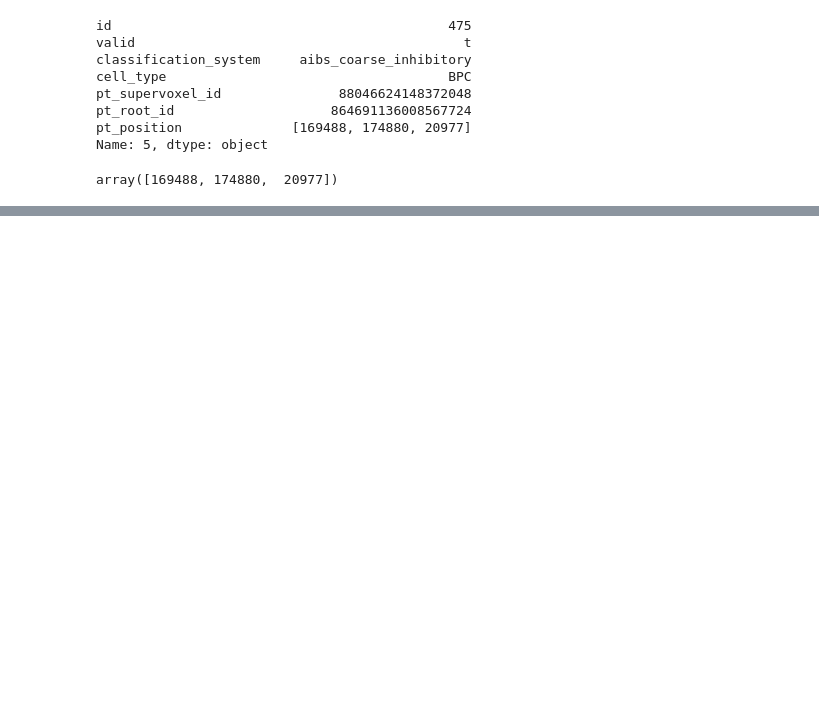
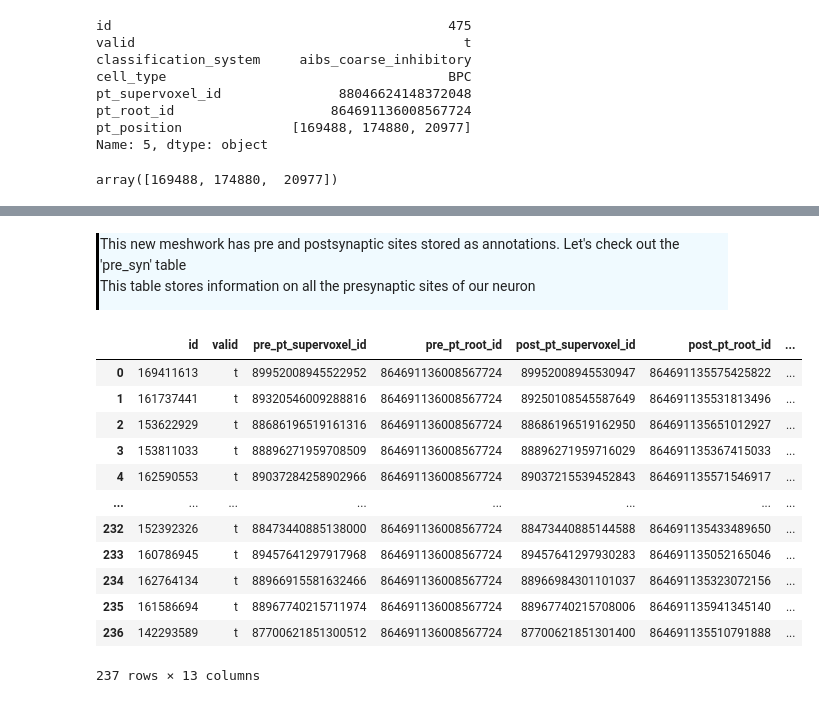
Before and after one commit to AllenInstitute/swdb_2022, a Jupyter notebook: DynamicBrain/EM_reference_Materials/EM_Meshwork_Creation.ipynb, the cells around one changed output, grey strips where cells are left out. Saved outputs shown, nothing was run; the diff lists cells and outputs as text; code cells hidden in the pictures; blank space fills up the shorter version.

```diff
--- a/DynamicBrain/EM_reference_Materials/EM_Meshwork_Creation.ipynb
+++ b/DynamicBrain/EM_reference_Materials/EM_Meshwork_Creation.ipynb
@@ -302,0 +294,21 @@ We can plot our neuron with soma location, pre and postsynaptic sites
+# %% [markdown]
+<div style="border-left: 3px solid #000; padding: 1px; padding-left: 10px; background: #F0FAFF; ">
+This new meshwork has pre and postsynaptic sites stored as annotations. Let's check out the 'pre_syn' table
+
+This table stores information on all the presynaptic sites of our neuron
+# %%
+bpc_mw_2.anno.pre_syn.df
+# %% [output]
+|  | id | valid | pre_pt_supervoxel_id | pre_pt_root_id | post_pt_supervoxel_id | post_pt_root_id | ... |
+| 0 | 169411613 | t | 89952008945522952 | 864691136008567724 | 89952008945530947 | 864691135575425822 | ... |
+| 1 | 161737441 | t | 89320546009288816 | 864691136008567724 | 89250108545587649 | 864691135531813496 | ... |
+| 2 | 153622929 | t | 88686196519161316 | 864691136008567724 | 88686196519162950 | 864691135651012927 | ... |
+| 3 | 153811033 | t | 88896271959708509 | 864691136008567724 | 88896271959716029 | 864691135367415033 | ... |
+| 4 | 162590553 | t | 89037284258902966 | 864691136008567724 | 89037215539452843 | 864691135571546917 | ... |
+| ... | ... | ... | ... | ... | ... | ... | ... |
+| 232 | 152392326 | t | 88473440885138000 | 864691136008567724 | 88473440885144588 | 864691135433489650 | ... |
+| 233 | 160786945 | t | 89457641297917968 | 864691136008567724 | 89457641297930283 | 864691135052165046 | ... |
+| 234 | 162764134 | t | 88966915581632466 | 864691136008567724 | 88966984301101037 | 864691135323072156 | ... |
+| 235 | 161586694 | t | 88967740215711974 | 864691136008567724 | 88967740215708006 | 864691135941345140 | ... |
+| 236 | 142293589 | t | 87700621851300512 | 864691136008567724 | 87700621851301400 | 864691135510791888 | ... |
+237 rows × 13 columns
```
Also changed, not shown: parts of 28 cells of this notebook.
